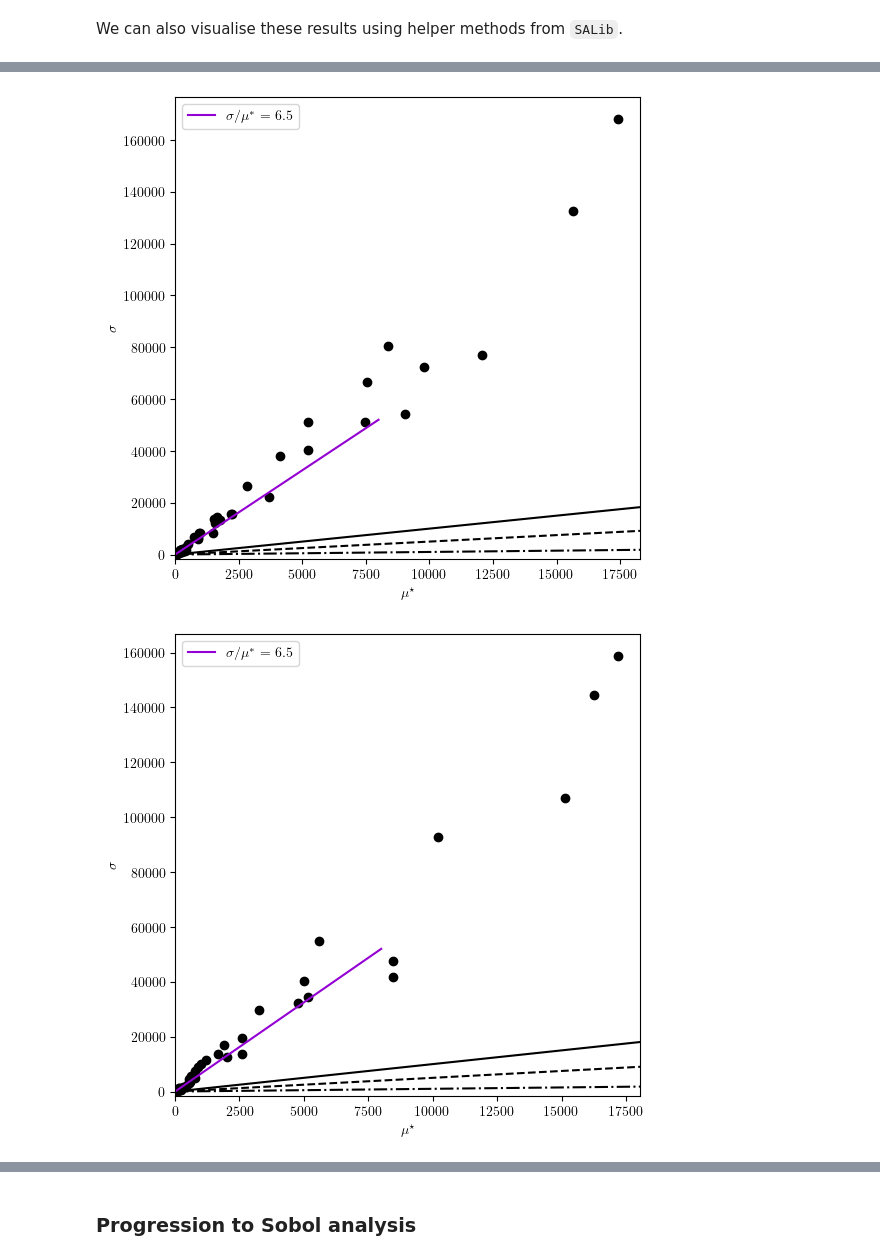
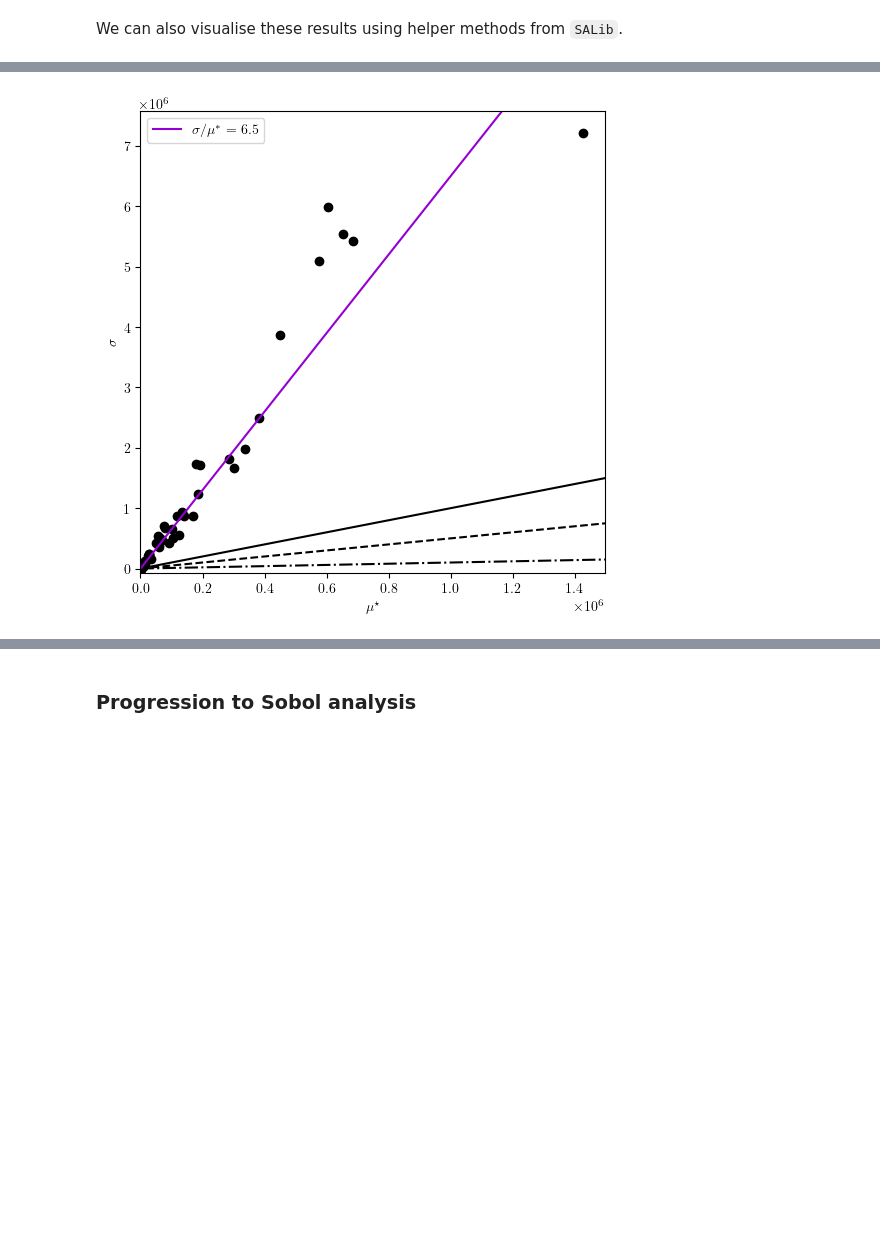
Before and after one commit to mghosh00/FermentingCocoa, a Jupyter notebook: fermenting_cocoa/scripts/sensitivity_analysis/sensitivity.ipynb, the cells around one changed output, grey strips where cells are left out. Saved outputs shown, nothing was run; the diff lists cells and outputs as text; code cells hidden in the pictures; blank space fills up the shorter version.

```diff
--- a/fermenting_cocoa/scripts/sensitivity_analysis/sensitivity.ipynb
+++ b/fermenting_cocoa/scripts/sensitivity_analysis/sensitivity.ipynb
@@ -326,10 +445,10 @@ meta_info = {
 from SALib.sample.morris import sample
 from SALib.analyze.morris import analyze
 # %%
-n_morris = 8
+n_morris = 3
 param_values_all = []
 for j in range(n_morris):
-    param_values = sample(meta_info, N=100, num_levels=6, local_optimization=True)
+    param_values = sample(meta_info, N=10, num_levels=6, local_optimization=True)
     param_values_all.append(param_values)
 # %% [markdown]
 ### Parameter sweep and Morris screening
@@ -339,7 +458,7 @@ Below we carry out the parameter sweep. This involves simulating across many par
 Y_all = []
 # %%
 # Do this n_morris times and compare results to see if they are relatively stable or not
-start = time.time()
+start = time.perf_counter()
 for j in range(n_morris):
     param_values = param_values_all[j]
     n_its = len(param_values)
@@ -403,0 +514,14 @@ Convergence error at It 5676, increasing resolution...
+# %%
+# Finding the best results
+num_best_its = 5
+for k in range(num_best_its):
+    fig, axs = plot_all_profiles(times_rec, experimental_data_df, colours, short_labels, labels, scales, experimental_data_df["T_ext"],
+                                 _style="scatter")
+    j = np.argmin(Y_all)
+    n_its = len(Y_all[0])
+    # print(j)
+    print(problem_morris.sse(param_values_all[j//n_its][j%n_its], Dt=1e-3))
+    output_df = extract_data_from_model(times, problem_morris._model_out, short_labels, scales)
+    fig, axs = plot_all_profiles(times, output_df, colours, short_labels, labels, scales, T_e, _fig=fig, _axs=axs)
+    fig.savefig(f"{res_dir}/morris/morris_traces_{k}.png")
+    Y_all[j//n_its][j%n_its] = 1e6
@@ -444,7 +579,7 @@ for j in range(n_morris):
         sigma_ranking[label_pos] = i + 1
         print(f"{i + 1}. {label}: {sigma_sorted[label]}")
 
-    sigma_sorted_by_mu_star = {label: sigma_sorted[label] for label in labels}
+    sigma_sorted_by_mu_star = {label: sigma_sorted[label] for label in labels_morris}
     morris_df = pd.DataFrame({"name": labels_morris,
                               "mu_star": list(mu_star_sorted.values()),
                               "sigma": list(sigma_sorted_by_mu_star.values())})
@@ -496,16 +624,15 @@ for j in range(n_morris):
 # %%
 for j in range(n_morris):
     Si = Si_list[j]
     fig, ax = plt.subplots(1, 1, figsize=(6, 6))
     p = covariance_plot(ax, Si)
     # ax.set_xscale("log")
     # ax.set_yscale("log")
-    mu_star = np.linspace(0, 8000, 10)
+    mu_star = np.linspace(0, 1.4e6, 10)
     gradient = 6.5
     sigma_obs = mu_star * gradient
     ax.plot(mu_star, sigma_obs, color="darkviolet", label=r"$\sigma / \mu^{*}=$" + f" ${gradient}$")
     ax.legend()
     fig.savefig(f"{res_dir}/morris/covariance_{j}.png", dpi=400, bbox_inches="tight")
 # %% [output]
-[figure, old version]
+[figure, new version]
-[figure, removed]
```
Also changed, not shown: parts of 37 cells of this notebook, 9 other files.
